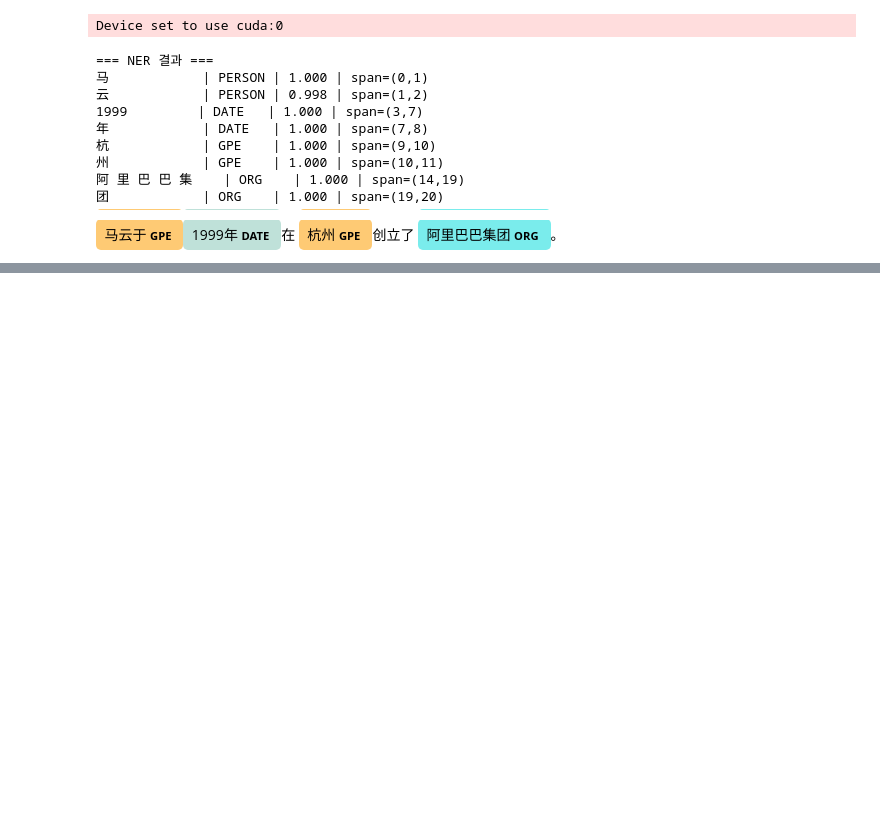
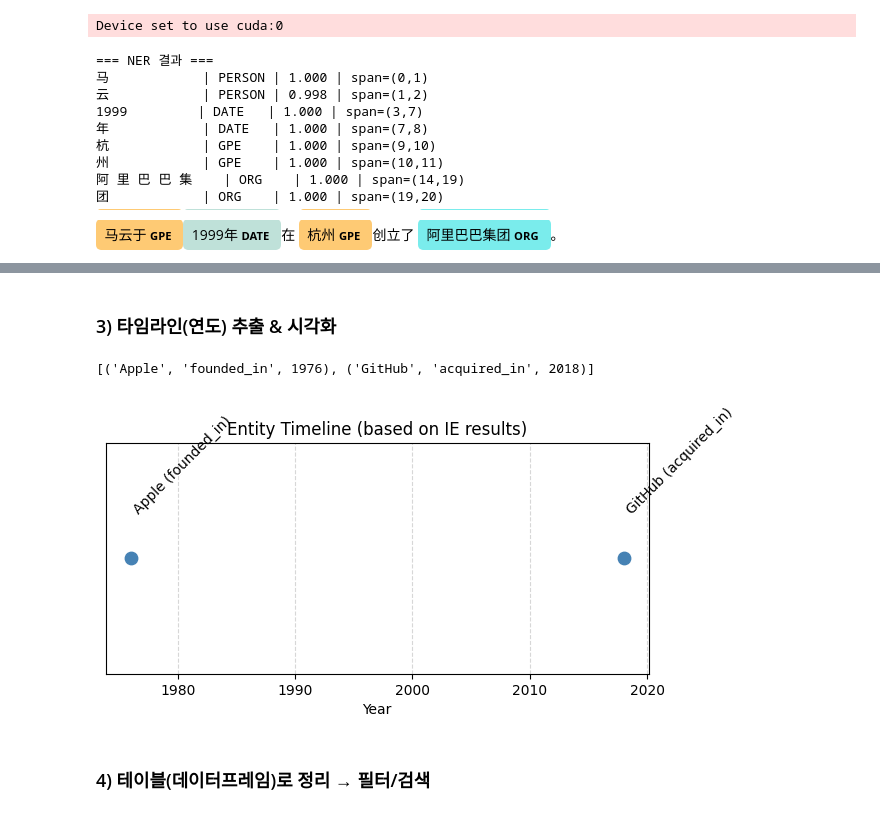
Before and after one commit to sinbba77/nlp-bible-code, a Jupyter notebook: 10장_Information Extraction/[10-1] 정보추출 실습.ipynb, the cells around one changed output, grey strips where cells are left out. Saved outputs shown, nothing was run; the diff lists cells and outputs as text; code cells hidden in the pictures; blank space fills up the shorter version.

```diff
--- a/10장_Information Extraction/[10-1] 정보추출 실습.ipynb
+++ b/10장_Information Extraction/[10-1] 정보추출 실습.ipynb
@@ -448,0 +453,16 @@ Device set to use cuda:0
+# %%
+# (subject, relation, object) 형태의 예시 트리플
+triples = [
+    # 영어
+    ("Steve Jobs", "founded", "Apple"),
+    ("Apple", "founded_in", "1976"),
+    ("Microsoft", "acquired", "GitHub"),
+    ("GitHub", "acquired_in", "2018"),
+    # 한국어
+    ("이재용", "announce", "신제품"),
+    ("이재용", "announce_in", "서울"),
+    ("이벤트", "date", "2025년"),
+    # 중국어
+    ("马云", "创立", "阿里巴巴集团"),
+    ("阿里巴巴集团", "创立时间", "1999年"),
+]
@@ -448,0 +609,57 @@ Device set to use cuda:0
+# %% [markdown]
+### 3) 타임라인(연도) 추출 & 시각화
+# %%
+# =============================
+# 📅 Information Extraction 결과를 이용한 연도(Timeline) 시각화
+# =============================
+
+import re
+import matplotlib.pyplot as plt
+
+# ✅ 1) 연도(year)를 추출하는 간단한 함수
+# 문자열에서 4자리 숫자(예: 1976, 2018 등)를 찾아서 정수형으로 반환합니다.
+def extract_year(s):
+    m = re.search(r"(19|20)\d{2}", s)   # 1900~2099 범위 연도 찾기
+    return int(m.group()) if m else None
+
+# ✅ 2) IE(정보추출) 결과에서 '연도 정보'가 있는 관계만 골라내기
+# triples: (subject, relation, object) 형태의 리스트라고 가정
+# 예: ("Apple", "founded_in", "1976")
+events = []
+for s, r, o in triples:
+    if r in ("founded_in", "acquired_in"):  # 연도 관련 관계만 선택
+        year = extract_year(o)
+        if year:
+            events.append((s, r, year))
+
+# ✅ 3) 결과 확인
+print(events)
+# 예시 출력:
+# [('Apple', 'founded_in', 1976), ('GitHub', 'acquired_in', 2018)]
+
+# ✅ 4) 시각화용 데이터 준비
+# labels: 각 점 위에 표시될 회사명 + 관계명
+# years : X축에 표시될 연도
+labels = [f"{a} ({r})" for a, r, y in events]
+years  = [y for a, r, y in events]
+
+# ✅ 5) 시각화 (Timeline 그래프)
+plt.figure(figsize=(7, 3))
+
+# X축은 연도, Y축은 모두 1 (한 줄에 나열)
+plt.scatter(years, [1]*len(years), color="steelblue", s=80)
+
+# 각 점 위에 텍스트(회사 이름 + 관계)를 회전해서 표시
+for x, lab in zip(years, labels):
+    plt.text(x, 1.02, lab, rotation=45, ha="left", va="bottom", fontsize=10)
+
+# 축, 제목 등 꾸미기
+plt.yticks([])                    # Y축 눈금 제거 (불필요)
+plt.xlabel("Year")                # X축 이름
+plt.title("Entity Timeline (based on IE results)")  # 그래프 제목
+plt.grid(axis="x", linestyle="--", alpha=0.5)       # 연도 구분선(가이드)
+
+plt.show()
+# %% [output]
+[('Apple', 'founded_in', 1976), ('GitHub', 'acquired_in', 2018)]
+[figure, added]
@@ -448,0 +682,2 @@ Device set to use cuda:0
+# %% [markdown]
+### 4) 테이블(데이터프레임)로 정리 → 필터/검색
```
Also changed, not shown: parts of 10 cells of this notebook.
